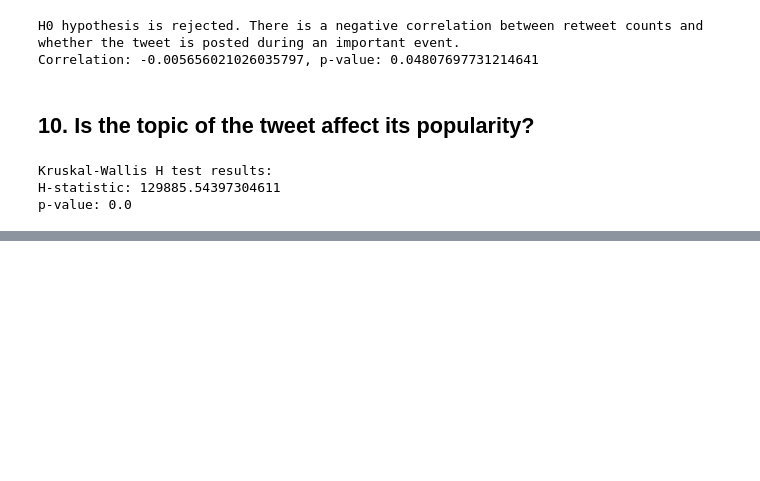
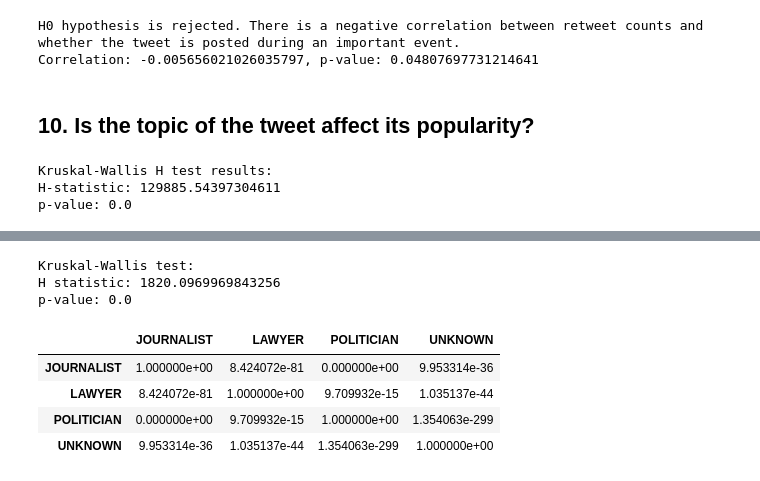
Before and after one commit to ossamum/kuleuven-thesis, a Jupyter notebook: 05_hypothesis_testing.ipynb, the cells around one changed output, grey strips where cells are left out. Cells and saved outputs as stored; diff of their text form; code cells hidden in the pictures; blank space fills up the shorter version.

```diff
--- a/05_hypothesis_testing.ipynb
+++ b/05_hypothesis_testing.ipynb
@@ -860,0 +986,19 @@ for group1_pair in combinations(group1_values, 2):
+# %%
+print("Kruskal-Wallis test:")
+print("H statistic:", kruskal_test.statistic)
+print("p-value:", kruskal_test.pvalue)
+# %% [output]
+Kruskal-Wallis test:
+H statistic: 1820.0969969843256
+p-value: 0.0
+# %%
+# Dunn's post hoc test
+dunn_test = posthoc_dunn(df, val_col="retweet_count", group_col="profession_of_author", p_adjust="holm")
+# %%
+dunn_test
+# %% [output]
+|  | JOURNALIST | LAWYER | POLITICIAN | UNKNOWN |
+| JOURNALIST | 1.000000e+00 | 8.424072e-81 | 0.000000e+00 | 9.953314e-36 |
+| LAWYER | 8.424072e-81 | 1.000000e+00 | 9.709932e-15 | 1.035137e-44 |
+| POLITICIAN | 0.000000e+00 | 9.709932e-15 | 1.000000e+00 | 1.354063e-299 |
+| UNKNOWN | 9.953314e-36 | 1.035137e-44 | 1.354063e-299 | 1.000000e+00 |
```
Also changed, not shown: parts of 49 cells of this notebook.
